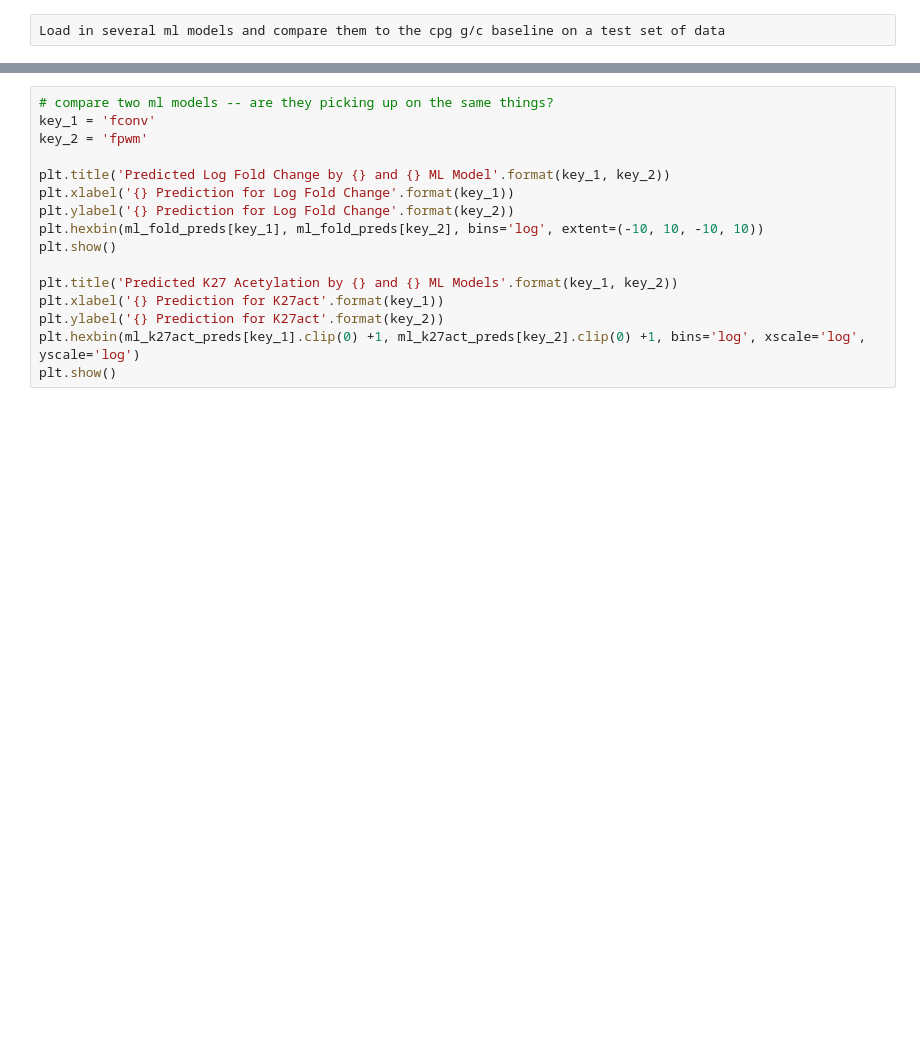
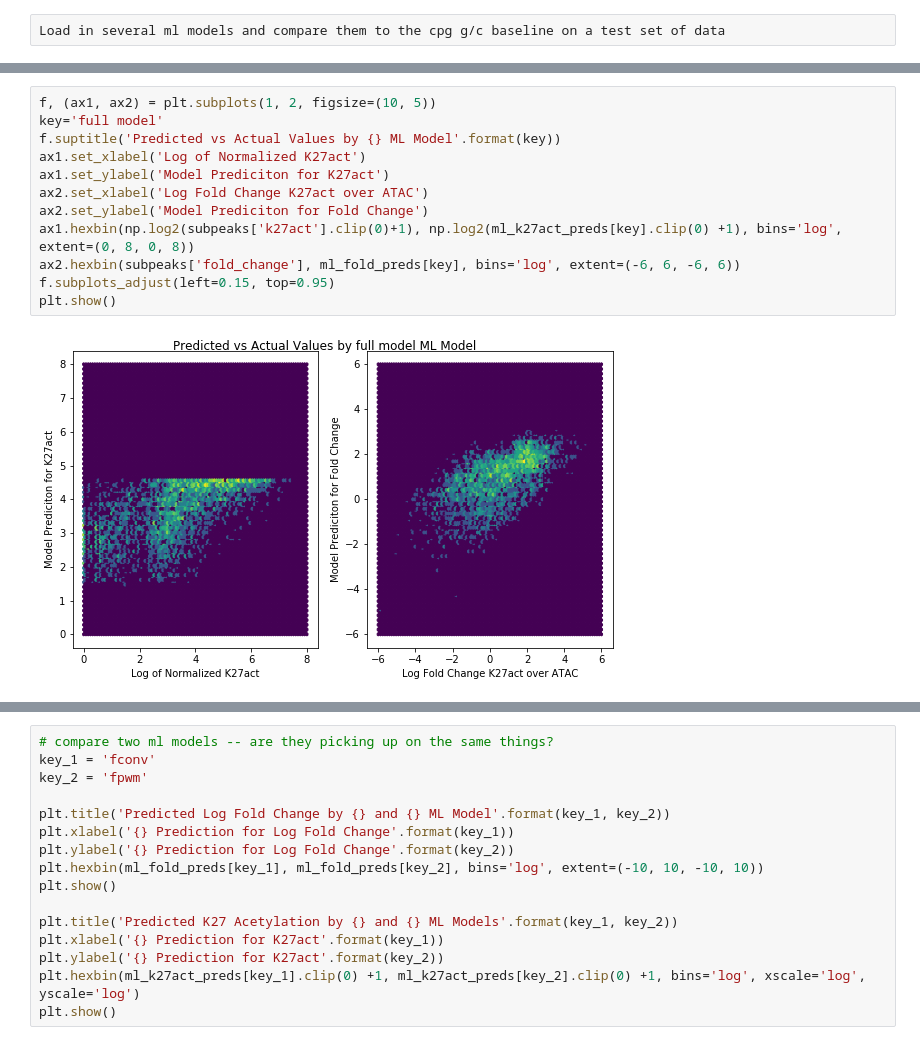
Before and after one commit to kal26/Acessibility_Models, a Jupyter notebook: compare_models.ipynb, the cells around one changed output, grey strips where cells are left out. Saved outputs shown, nothing was run; the diff lists cells and outputs as text; blank space fills up the shorter version.

```diff
--- a/compare_models.ipynb
+++ b/compare_models.ipynb
@@ -158,0 +180,14 @@ for key in ml_k27act_preds:
+# %%
+f, (ax1, ax2) = plt.subplots(1, 2, figsize=(10, 5))
+key='full model'
+f.suptitle('Predicted vs Actual Values by {} ML Model'.format(key))
+ax1.set_xlabel('Log of Normalized K27act')
+ax1.set_ylabel('Model Prediciton for K27act')
+ax2.set_xlabel('Log Fold Change K27act over ATAC')
+ax2.set_ylabel('Model Prediciton for Fold Change')
+ax1.hexbin(np.log2(subpeaks['k27act'].clip(0)+1), np.log2(ml_k27act_preds[key].clip(0) +1), bins='log', extent=(0, 8, 0, 8))
+ax2.hexbin(subpeaks['fold_change'], ml_fold_preds[key], bins='log', extent=(-6, 6, -6, 6))
+f.subplots_adjust(left=0.15, top=0.95)
+plt.show()
+# %% [output]
+[figure, added]
```
Also changed, not shown: parts of 12 cells of this notebook, 9 other files.
